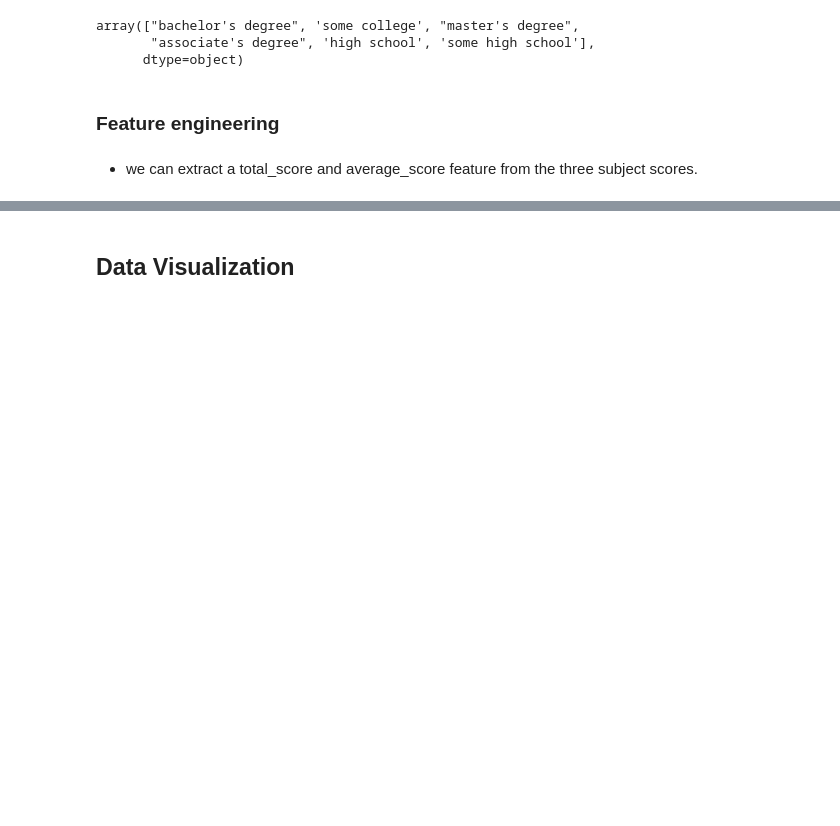
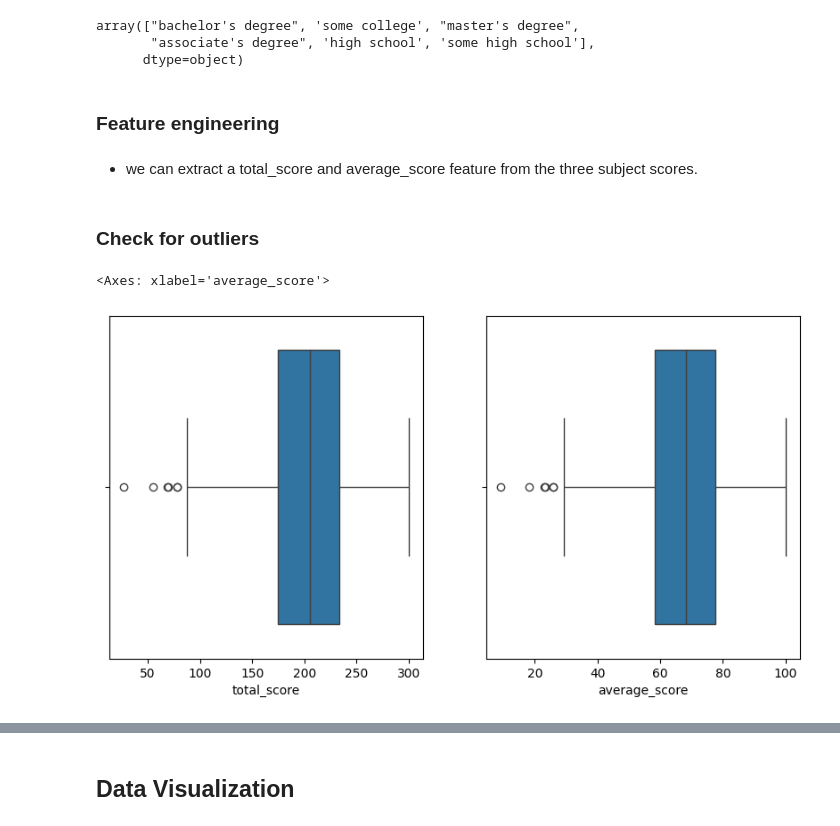
Before and after one commit to ahmedbadr237/StudentPerformanceIndicator, a Jupyter notebook: notebooks/EDA.ipynb, the cells around one changed output, grey strips where cells are left out. Saved outputs shown, nothing was run; the diff lists cells and outputs as text; code cells hidden in the pictures; blank space fills up the shorter version.

```diff
--- a/notebooks/EDA.ipynb
+++ b/notebooks/EDA.ipynb
@@ -160,3 +167,12 @@ df['parental level of education'].replace('some high school','high school',inpla
 # %%
 df['total_score'] = df['math score'] + df['reading score'] + df['writing score']
 df['average_score'] = df['total_score'] / 3
+# %% [markdown]
+### Check for outliers
+# %%
+f ,ax = plt.subplots(1,2,figsize=(10,5))
+sns.boxplot(df,x='total_score',ax=ax[0])
+sns.boxplot(df,x='average_score',ax=ax[1])
+# %% [output]
+<Axes: xlabel='average_score'>
+[figure, added]
```
Also changed, not shown: parts of 8 cells of this notebook.
